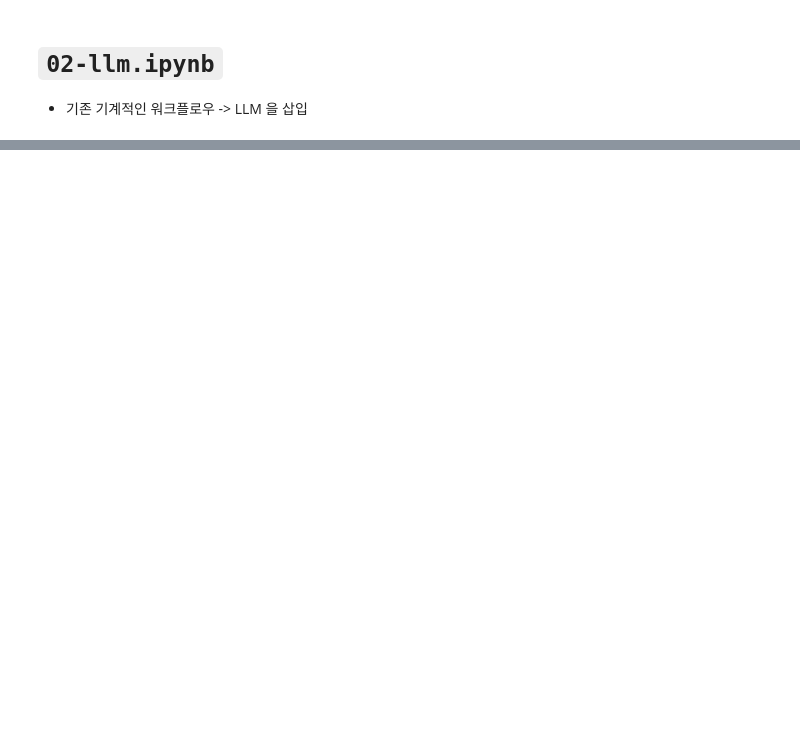
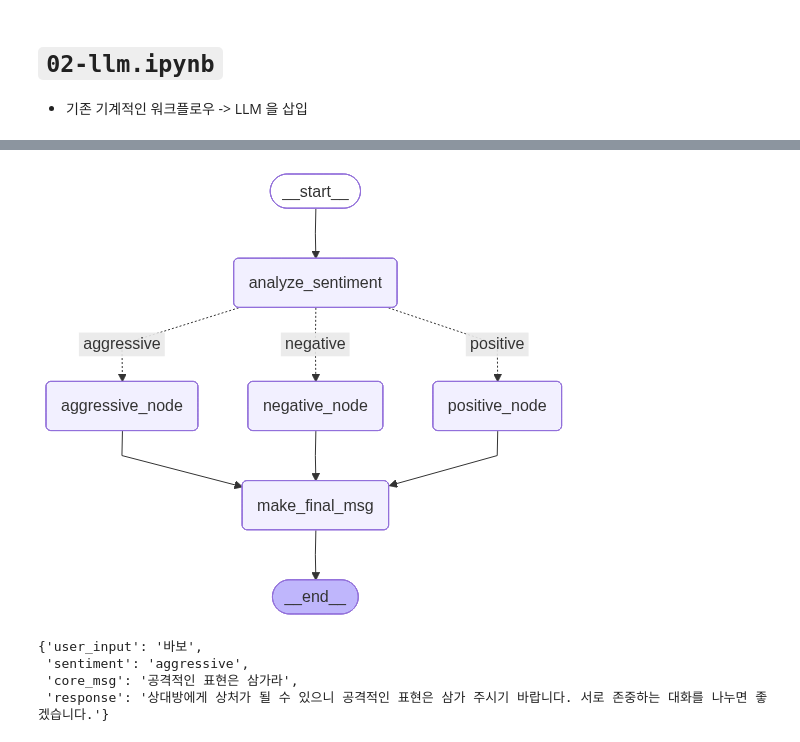
Before and after one commit to verba-neo/gaida-2, a Jupyter notebook: 05-langgraph/02-llm.ipynb, the cells around one changed output, grey strips where cells are left out. Cells and saved outputs as stored; diff of their text form; code cells hidden in the pictures; blank space fills up the shorter version.

```diff
--- a/05-langgraph/02-llm.ipynb
+++ b/05-langgraph/02-llm.ipynb
@@ -23,7 +25,7 @@ llm = init_chat_model('gpt-4.1-mini')
 def analyze_sentiment(state: TeacherState):
     prompt = f'''
     아래 문장의 감정을 분류.
-    아래 3가지 중 1가지로 판단
+    아래 3가지 중 1가지 단어로만 판단.
     positive
     negative
     aggressive
@@ -37,7 +39,7 @@ def analyze_sentiment(state: TeacherState):
 # 나머지 노드
 import random
 
-def positivie_node(state: TeacherState):
+def positive_node(state: TeacherState):
     msgs = ['최고', '멋져', '훌륭']
     keyword = random.choice(msgs)
     return {'core_msg': keyword}
@@ -66,15 +67,43 @@ def make_final_msg(state: TeacherState):
     return {'response': result.content}
 # %%
 def router(state: TeacherState):
-    pass
+    return state['sentiment']  # 단순히 다음 노드를 결정할 문자열만 return
 # %%
 from langgraph.graph import StateGraph, START, END
 
 graph = StateGraph(TeacherState)
-# 노드 등록
+# 노드 등록 (등록 이름과 함수 이름을 맞추기)
+graph.add_node('analyze_sentiment', analyze_sentiment)
+graph.add_node('positive_node', positive_node)
+graph.add_node('negative_node', negative_node)
+graph.add_node('aggressive_node', aggressive_node)
+graph.add_node('make_final_msg', make_final_msg)
 
 # 엣지 등록
+graph.add_edge(START, 'analyze_sentiment')
+graph.add_conditional_edges(
+    'analyze_sentiment',
+    router,
+    {   # router 결과값 -> 다음 노드 이름
+        'positive': 'positive_node',
+        'negative': 'negative_node',
+        'aggressive': 'aggressive_node',
+    }
+)
+graph.add_edge('positive_node', 'make_final_msg')
+graph.add_edge('negative_node', 'make_final_msg')
+graph.add_edge('aggressive_node', 'make_final_msg')
+graph.add_edge('make_final_msg', END)
 
 app = graph.compile()
+
+app
+# %% [output]
+[figure, added]
 # %%
-app.invoke({'user_input': '나 너무 우울해'})
+app.invoke({'user_input': '바보'})
+# %% [output]
+{'user_input': '바보',
+ 'sentiment': 'aggressive',
+ 'core_msg': '공격적인 표현은 삼가라',
+ 'response': '상대방에게 상처가 될 수 있으니 공격적인 표현은 삼가 주시기 바랍니다. 서로 존중하는 대화를 나누면 좋겠습니다.'}
```
Also changed, not shown: parts of 2 cells of this notebook, 1 other file.
